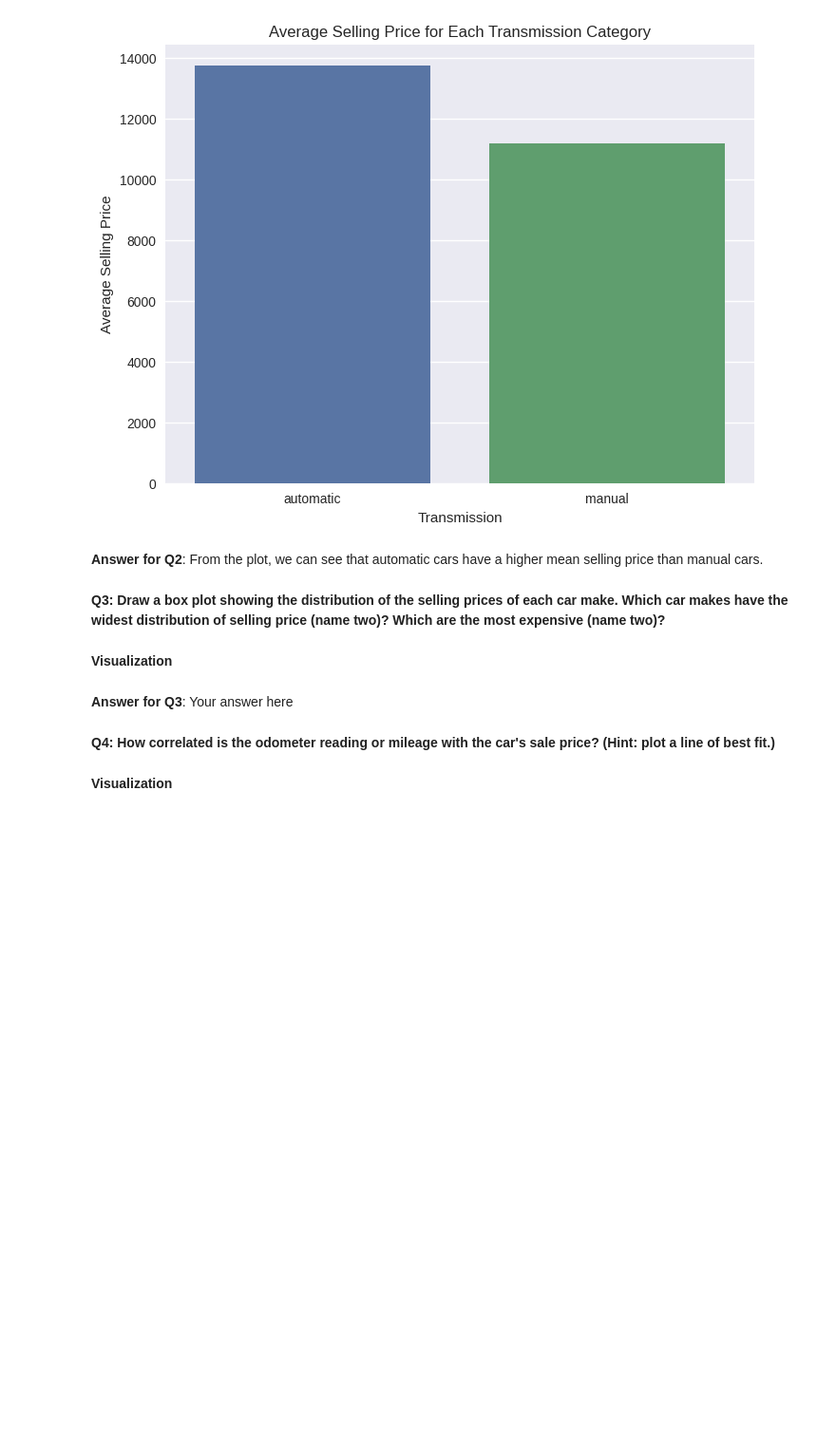
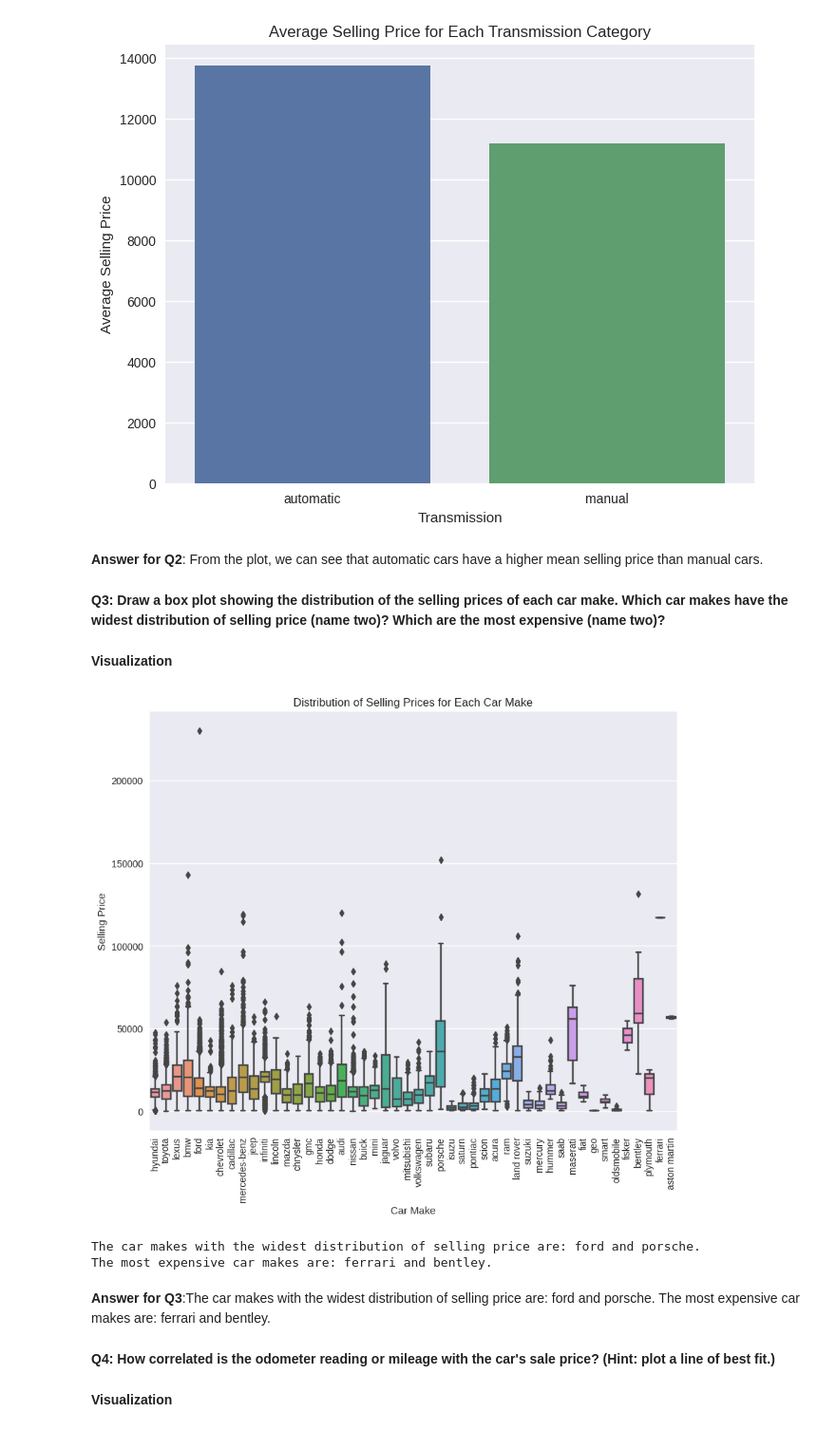
Before and after one commit to ahmedekram98/W2023, a Jupyter notebook: Regression_Mini-Project.ipynb, the cells around one changed output. Shown at 95% size. Saved outputs shown, nothing was run; the diff lists cells and outputs as text; code cells hidden in the pictures; blank space fills up the shorter version.

```diff
--- a/Regression_Mini-Project.ipynb
+++ b/Regression_Mini-Project.ipynb
@@ -112,6 +105,8 @@ _Apply any data preprocessing and/or feature engineering below. Show/output the
 # %%
 df['sellingprice'] = df['sellingprice'].replace({'\$':''}, regex = True)
 df['mmr'] = df['mmr'].replace({'\$':''}, regex = True)
+df['odometer'] = df['odometer'].replace({'\mi':''}, regex = True)
+df['odometer']=pd.to_numeric(df['odometer'], errors='coerce')
 df['sellingprice']=pd.to_numeric(df['sellingprice'], errors='coerce')
 df['mmr']=pd.to_numeric(df['mmr'], errors='coerce')
 df.dtypes
@@ -248,8 +243,34 @@ plt.show()
 **Q3: Draw a box plot showing the distribution of the selling prices of each car make. Which car makes have the widest distribution of selling price (name two)? Which are the most expensive (name two)?**
 # %% [markdown]
 **Visualization**
-# %% [markdown]
-**Answer for Q3**: Your answer here
+# %%
+# Create a box plot
+plt.figure(figsize=(10, 8))
+sns.boxplot(x='make', y='sellingprice', data=df)
+plt.title('Distribution of Selling Prices for Each Car Make')
+plt.xlabel('Car Make')
+plt.ylabel('Selling Price')
+plt.xticks(rotation=90)
+plt.show()
+
+# Calculate the range of selling price for each car make
+price_range = df.groupby('make')['sellingprice'].apply(lambda x: x.max() - x.min()).sort_values(ascending=False)
+
+# Print out the car makes with the widest distribution of selling price
+print("The car makes with the widest distribution of selling price are: {} and {}.".format(price_range.index[0], price_range.index[1]))
+
+# Calculate the mean selling price for each car make
+mean_price = df.groupby('make')['sellingprice'].mean().sort_values(ascending=False)
+
+# Print out the most expensive car makes
+print("The most expensive car makes are: {} and {}.".format(mean_price.index[0], mean_price.index[1]))
+# %% [output]
+[figure, added]
+The car makes with the widest distribution of selling price are: ford and porsche.
+The most expensive car makes are: ferrari and bentley.
+# %% [markdown]
+**Answer for Q3**:The car makes with the widest distribution of selling price are: ford and porsche.
+The most expensive car makes are: ferrari and bentley.
 # %% [markdown]
 **Q4: How correlated is the odometer reading or mileage with the car's sale price? (Hint: plot a line of best fit.)**
 # %% [markdown]
```
Also changed, not shown: parts of 2 cells of this notebook.
